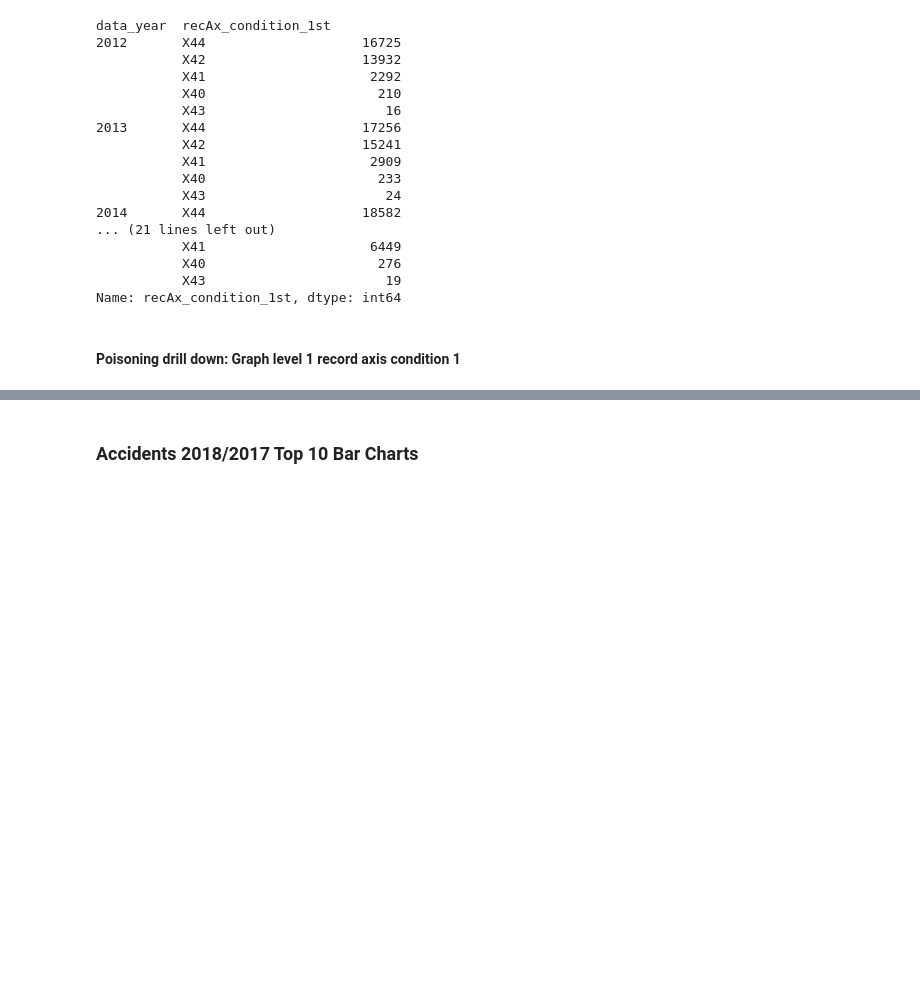
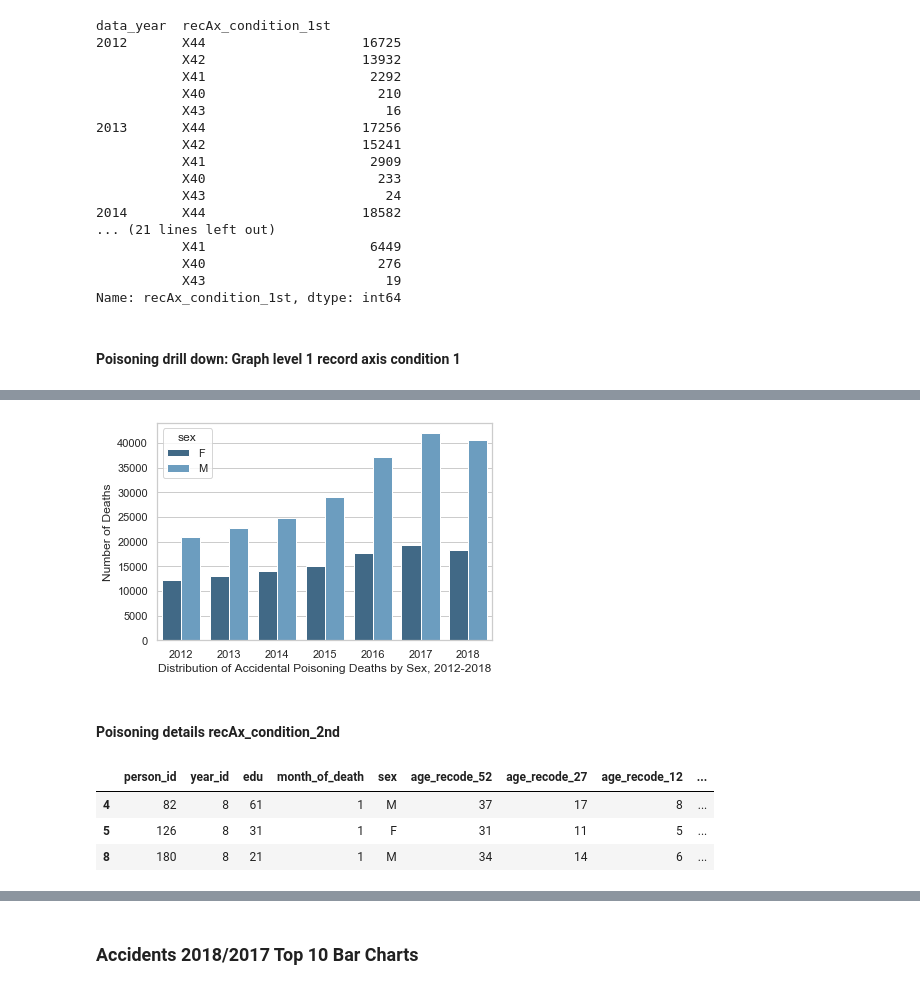
Before and after one commit to swarupmalli/Capstone_Mortality, a Jupyter notebook: EDA_Accidents_ALL.ipynb, the cells around one changed output, grey strips where cells are left out. Drawn from its saved outputs; the diff is of its cells as text; code cells hidden in the pictures; blank space fills up the shorter version.

```diff
--- a/EDA_Accidents_ALL.ipynb
+++ b/EDA_Accidents_ALL.ipynb
@@ -705,0 +681,5 @@ Text(0, 0.5, 'Number of Deaths')
+# %%
+# dat = poison.groupby(['data_year','sex', 'rec_1st_title'], as_index=False)['recAx_condition_1st'].count().sort_values(by='rec_1st_title', ascending=True)
+dat = poison.groupby(['data_year','sex'], as_index=False).rec_1st_title.count()#.sort_values(ascending=False)
+
+dat
@@ -705,0 +702,25 @@ Text(0, 0.5, 'Number of Deaths')
+# %%
+# Build graph
+sns.set(style='whitegrid')
+
+ax= sns.barplot(x='data_year', y='rec_1st_title', hue='sex', palette='Blues_d', data=dat)
+
+# fig = plt.figure(figsize=(15,10))
+# dat.plot(kind='bar', x='rec_1st_title')
+
+plt.xlabel("Distribution of Accidental Poisoning Deaths by Sex, 2012-2018")
+plt.ylabel("Number of Deaths")
+
+
+plt.savefig("Presentation/poisonSex.png", bbox_inches='tight')
+# %% [output]
+[figure, added]
+# %% [markdown]
+#### Poisoning details recAx_condition_2nd
+# %%
+poison.head(3)
+# %% [output]
+|  | person_id | year_id | edu | month_of_death | sex | age_recode_52 | age_recode_27 | age_recode_12 | ... |
+| 4 | 82 | 8 | 61 | 1 | M | 37 | 17 | 8 | ... |
+| 5 | 126 | 8 | 31 | 1 | F | 31 | 11 | 5 | ... |
+| 8 | 180 | 8 | 21 | 1 | M | 34 | 14 | 6 | ... |
```
Also changed, not shown: parts of 49 cells of this notebook, 1 other file.
